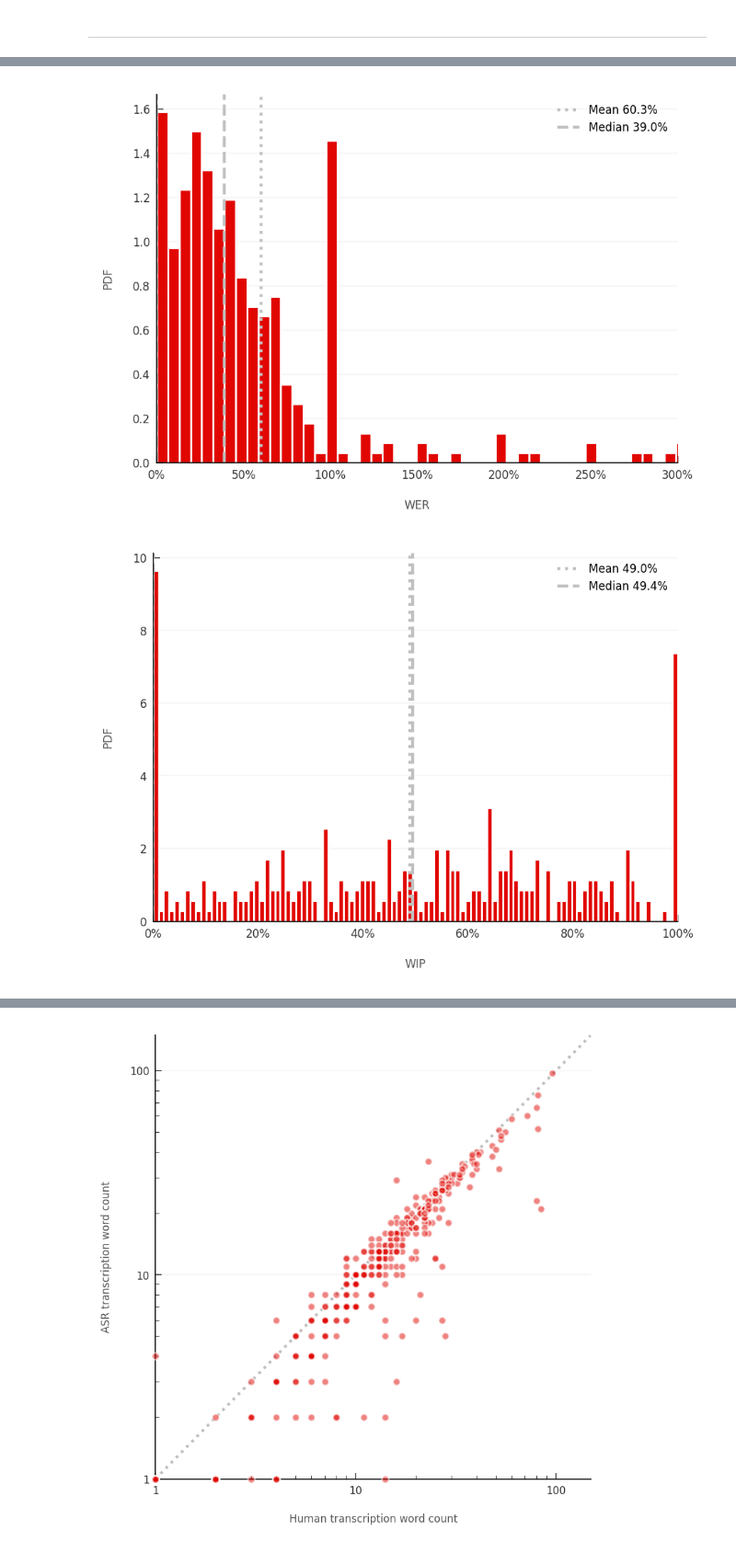
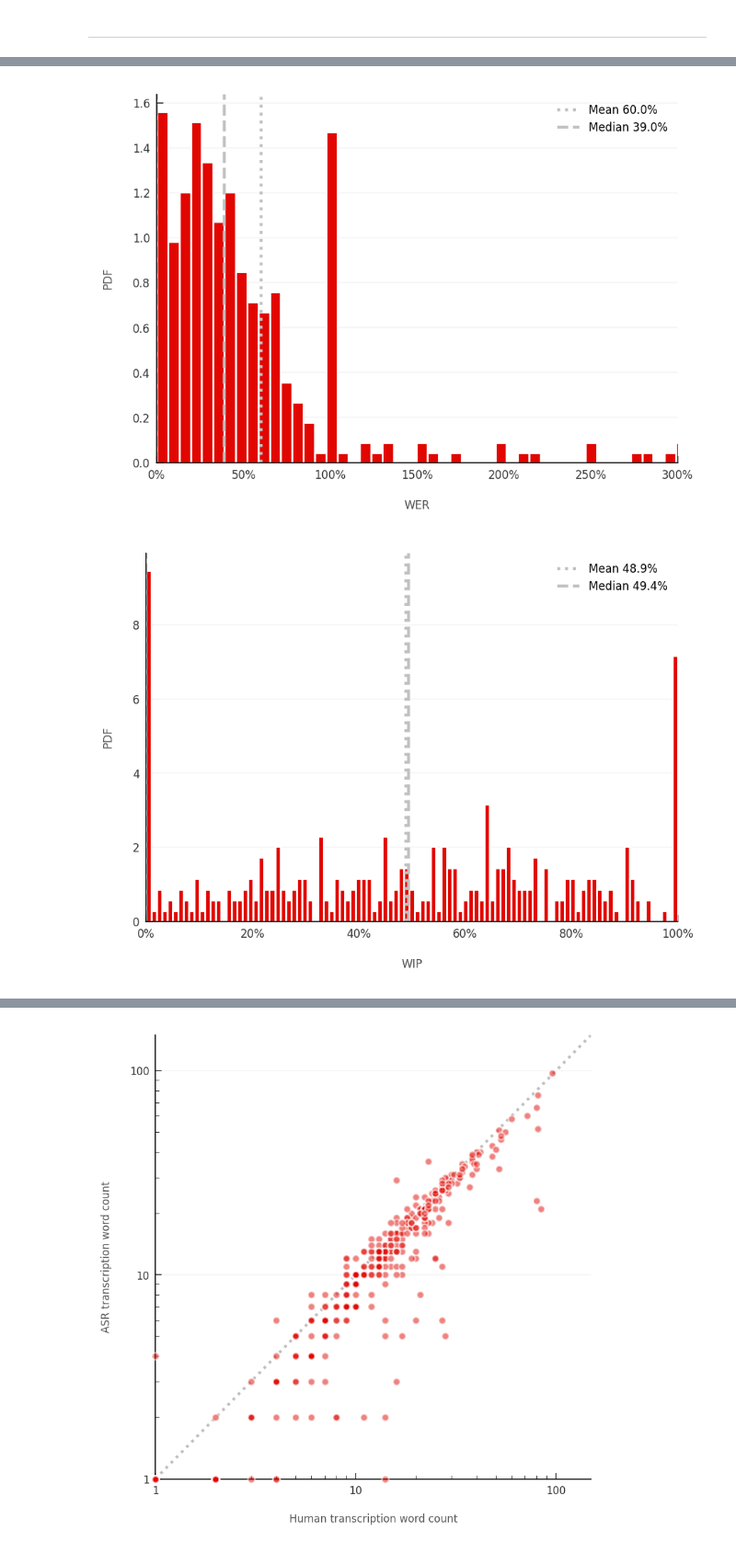
Before and after one commit to dlundgaard/F1-Radio-CBASR, a Jupyter notebook: workbook.ipynb, the cells around one changed output, grey strips where cells are left out. Shown: that part at 92% size. Drawn from its saved outputs; the diff is of its cells as text; code cells hidden in the pictures.

```diff
--- a/workbook.ipynb
+++ b/workbook.ipynb
@@ -131,7 +131,7 @@ transcriptions = pd.read_csv("data/transcriptions.tsv", delimiter="\t").astype(d
     transcription_timestamp="datetime64[ns, UTC]",
 ))
 
-radio_messages_transcribed = pd.merge(
+with_transcription = pd.merge(
     left=radio_messages.drop(columns=[
         "meeting_key",
         "session_key",
@@ -140,13 +140,13 @@ radio_messages_transcribed = pd.merge(
     on="identifier",
     how="left",
 ).sort_values("transcription_timestamp").drop_duplicates(
-    subset="file_path",
+    subset="identifier",
     keep="first",
 )
-radio_messages_transcribed = radio_messages_transcribed[~radio_messages_transcribed["transcription"].isna()]
+with_transcription = with_transcription[~with_transcription["transcription"].isna()]
 
-print(f"Found {len(radio_messages_transcribed)} transcribed radio messages")
-radio_messages_transcribed.tail(3)
+print(f"Found {len(with_transcription)} transcribed radio messages")
+with_transcription.tail(3)
 # %% [output]
 Found 345 transcribed radio messages
 |  | driver_number | timestamp | recording_url | location | year | session_name | identifier | file_path | ... |
@@ -159,8 +159,8 @@ most_recent_label_export = pd.read_json(sorted(Path("label-studio/export").iterd
 ))
 most_recent_label_export["file_path"] = most_recent_label_export["audio"].str.split("=").str[-1]
 
-radio_messages_transcribed_with_reference = pd.merge(
-    left=radio_messages_transcribed,
+with_reference = pd.merge(
+    left=with_transcription,
     right=most_recent_label_export[[
         "identifier",
         "human_transcription",
@@ -169,10 +169,13 @@ radio_messages_transcribed_with_reference = pd.merge(
     ]].rename(columns=dict(updated_at="human_transcription_timestamp")),
     on="identifier",
     how="left",
-).sort_values("human_transcription_timestamp")
+).sort_values("human_transcription_timestamp").drop_duplicates(
+    subset="identifier",
+    keep="first",
+)
 
 example_list = []
-for _, message in radio_messages_transcribed_with_reference.iterrows():
+for _, message in with_reference.iterrows():
     preannotation = message["human_transcription"] if type(message["human_transcription"]) is str else "\n" + message["transcription"].lstrip()
     example_list.append(dict(
         data=dict(
@@ -207,8 +210,8 @@ for _, message in radio_messages_transcribed_with_reference.iterrows():
 with open("label-studio/media/upload/annotation_tasks.json", mode="w") as file:
     json.dump(example_list, file)
 
-radio_messages_transcribed_with_reference = radio_messages_transcribed_with_reference[~radio_messages_transcribed_with_reference["human_transcription"].isna()]
+with_reference = with_reference[~with_reference["human_transcription"].isna()]
 
-print(f"Found {len(radio_messages_transcribed_with_reference)} transcribed radio messages with reference")
-radio_messages_transcribed_with_reference.sample(3)
+print(f"Found {len(with_reference)} transcribed radio messages with reference")
+with_reference.sample(3)
 # %% [output]
@@ -226,55 +229,55 @@ radio_messages_transcribed_with_reference.to_json(
 )
 # %%
 from whisper.normalizers import EnglishTextNormalizer
-word_normalizer = EnglishTextNormalizer()
+text_normalizer = EnglishTextNormalizer()
 
 for metric, estimator in [
     ("wer", jiwer.wer),
     ("wip", jiwer.wip),
 ]:
-    radio_messages_transcribed_with_reference[metric] = radio_messages_transcribed_with_reference.apply(lambda radio_message: estimator(
-        word_normalizer(radio_message["transcription"]),
-        word_normalizer(radio_message["human_transcription"]),
+    with_reference[metric] = with_reference.apply(lambda radio_message: estimator(
+        text_normalizer(radio_message["transcription"]),
+        text_normalizer(radio_message["human_transcription"]),
     ), axis=1)
     plt.hist(
-        radio_messages_transcribed_with_reference[metric],
+        with_reference[metric],
         bins=dict(
             wer=200,
             wip=np.linspace(0, 1, 100),
         )[metric],
         density=True,
         color=COLORMAP.F1_red,
         edgecolor="white",
         linewidth=1,
     )
     plt.axvline(
         color="silver",
         linestyle="dashed",
     )
     plt.axvline(
-        x=radio_messages_transcribed_with_reference[metric].mean(),
+        x=with_reference[metric].mean(),
         color="silver",
         linestyle="dotted",
-        label=f"Mean {radio_messages_transcribed_with_reference[metric].mean():.1%}",
+        label=f"Mean {with_reference[metric].mean():.1%}",
     )
     plt.axvline(
-        x=radio_messages_transcribed_with_reference[metric].median(),
+        x=with_reference[metric].median(),
         color="silver",
         linestyle="dashed",
-        label=f"Median {radio_messages_transcribed_with_reference[metric].median():.1%}",
+        label=f"Median {with_reference[metric].median():.1%}",
     )
     plt.legend(loc="upper right")
     plt.xlabel(metric.upper())
     plt.ylabel("PDF")
     if metric == "wip":
         plt.xlim(0, 1)
     elif metric == "wer":
         plt.xlim(0, 3)
     plt.gca().xaxis.set_major_formatter(ticker.PercentFormatter(1))
     plt.show()
 # %% [output]
-[figure, old version]
+[figure, new version]
-[figure, old version]
+[figure, new version]
 # %%
 fig, ax = plt.subplots(figsize=(4.5, 5))
 
```
Also changed, not shown: parts of 7 cells of this notebook.
